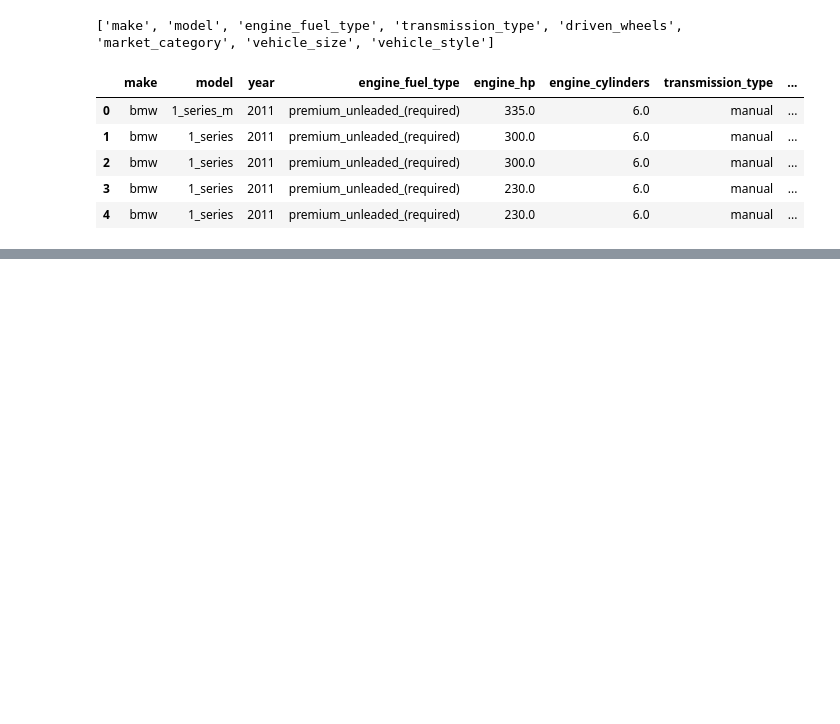
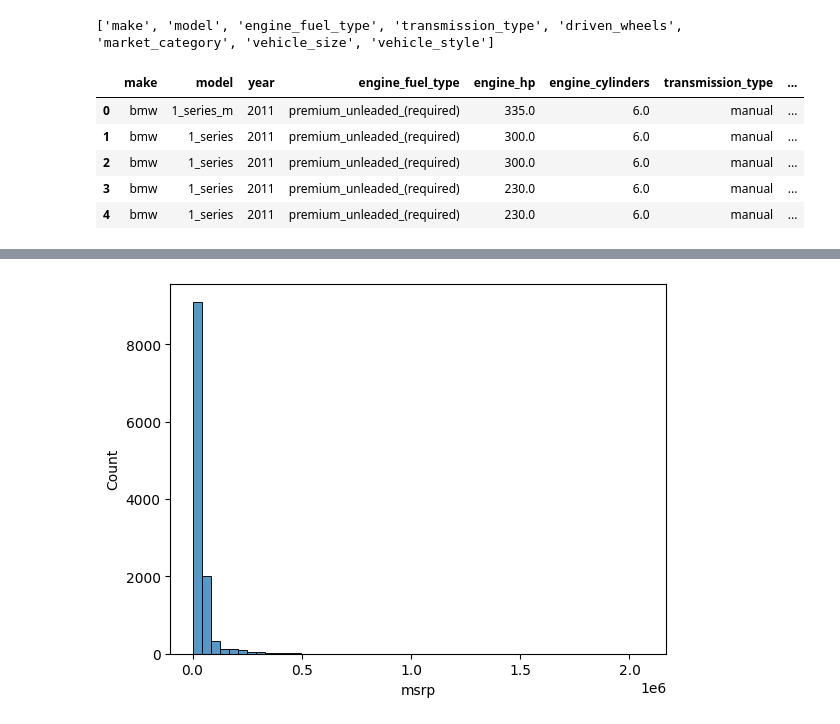
Before and after one commit to AurisNauris/ML-zoomcamp-homework, a Jupyter notebook: 02-regression/02_notebook.ipynb, the cells around one changed output, grey strips where cells are left out. Cells and saved outputs as stored; diff of their text form; code cells hidden in the pictures; blank space fills up the shorter version.

```diff
--- a/02-regression/02_notebook.ipynb
+++ b/02-regression/02_notebook.ipynb
@@ -33,0 +73,4 @@ df.head()
+# %%
+sns.histplot(df['msrp'], bins=50);
+# %% [output]
+[figure, added]
```
Also changed, not shown: parts of 20 cells of this notebook, 1 other file.
